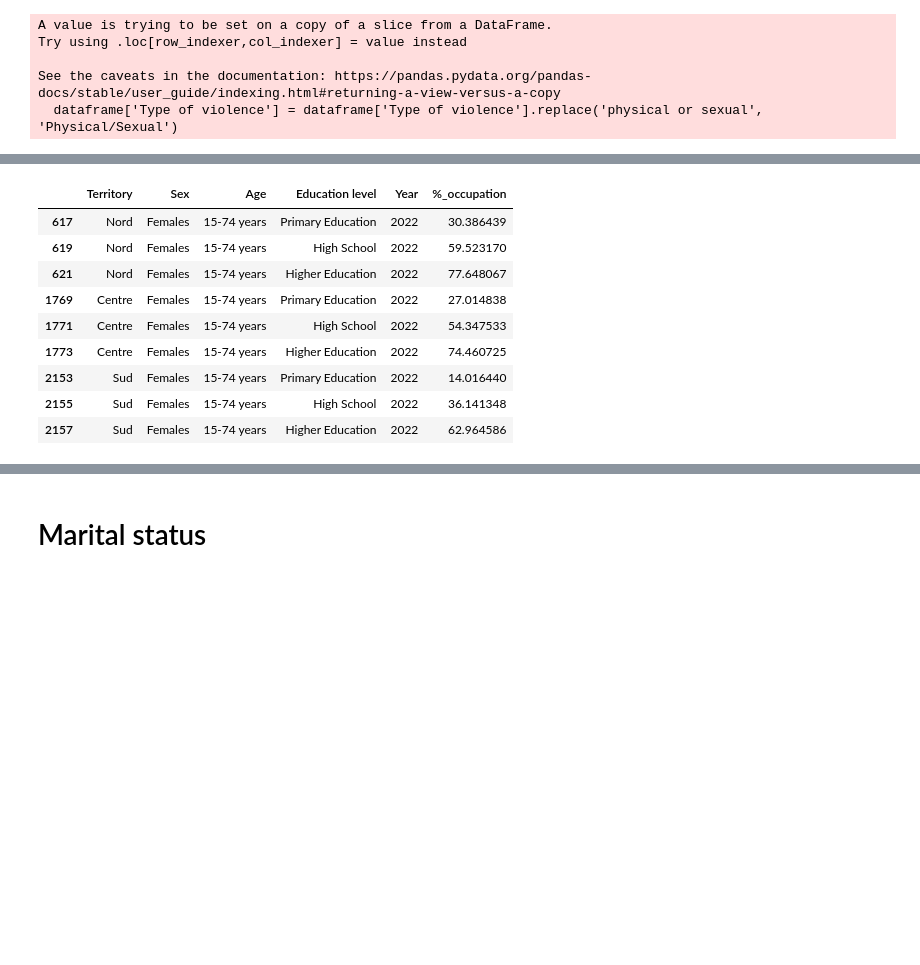
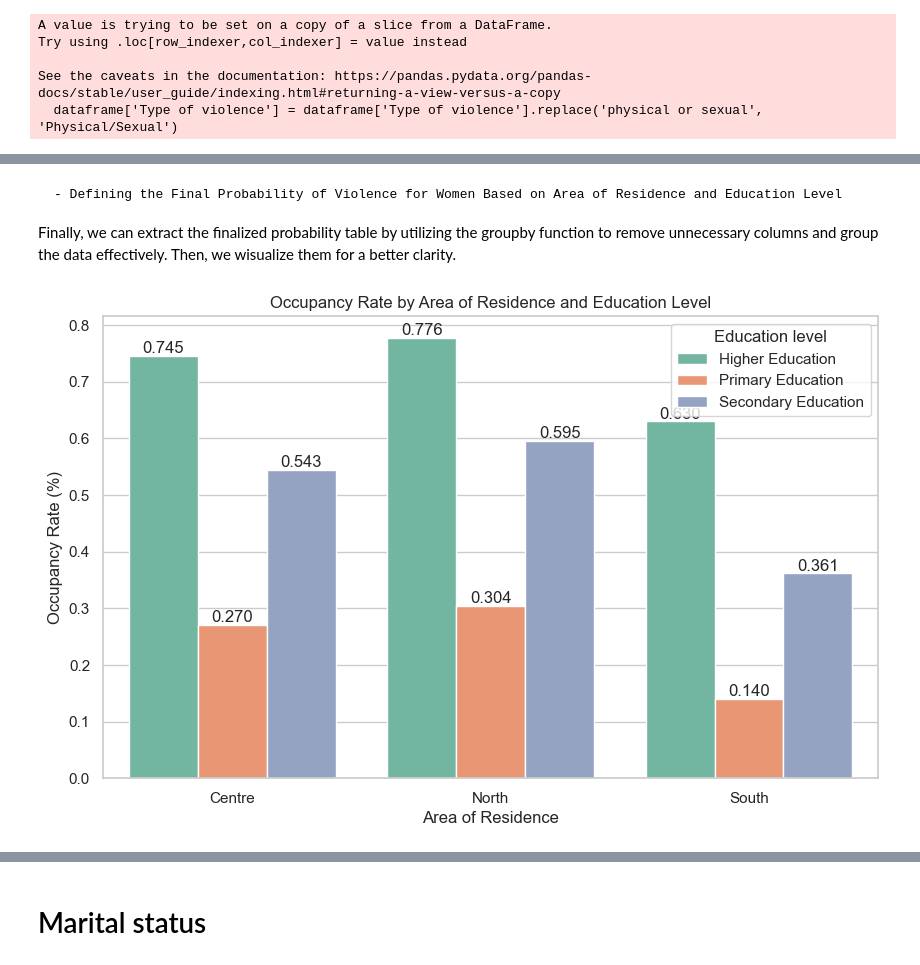
Before and after one commit to Cecilia8989/PfDA_Assignement, a Jupyter notebook: PfDA_Project_1.ipynb, the cells around one changed output, grey strips where cells are left out. Cells and saved outputs as stored; diff of their text form; code cells hidden in the pictures; blank space fills up the shorter version.

```diff
--- a/PfDA_Project_1.ipynb
+++ b/PfDA_Project_1.ipynb
@@ -908,0 +1076,3 @@ occupancy_rate
+# %%
+# Change format of percentage column
+occupancy_rate['%_occupation'] = occupancy_rate['%_occupation']/100
@@ -939,0 +1110,8 @@ occupancy_rate
+# %%
+# rename value in the 'AreaOfResidence' column for a better clarity
+occupancy_rate["AreaOfResidence"] = occupancy_rate["AreaOfResidence"].replace({
+    "Centro (I)": 'Centre',
+    'Mezzogiorno': 'South',
+    'Nord':'North',
+})
+occupancy_rate
@@ -941,24 +1140,37 @@ occupancy_rate
 # rename value in the 'Educational level' column for a better clarity
 occupancy_rate["Education level"] = occupancy_rate["Education level"].replace({
     "'No educational degree  primary and lower secondary school certificate'": 'Primary Education',
-    'Upper and post secondary ': 'High School',
+    'Upper and post secondary ': 'Secondary Education',
     "'Tertiary (university  doctoral and specialization courses)'": 'Higher Education'
 })
-
-# rename value in the 'Territory' column for a better clarity
-occupancy_rate["Territory"] = occupancy_rate["Territory"].replace({
-    "Centro (I)": 'Centre',
-    'Mezzogiorno': 'Sud',
-})
-occupancy_rate
-# %% [output]
-|  | Territory | Sex | Age | Education level | Year | %_occupation |
-| 617 | Nord | Females | 15-74 years | Primary Education | 2022 | 30.386439 |
-| 619 | Nord | Females | 15-74 years | High School | 2022 | 59.523170 |
-| 621 | Nord | Females | 15-74 years | Higher Education | 2022 | 77.648067 |
-| 1769 | Centre | Females | 15-74 years | Primary Education | 2022 | 27.014838 |
-| 1771 | Centre | Females | 15-74 years | High School | 2022 | 54.347533 |
-| 1773 | Centre | Females | 15-74 years | Higher Education | 2022 | 74.460725 |
-| 2153 | Sud | Females | 15-74 years | Primary Education | 2022 | 14.016440 |
-| 2155 | Sud | Females | 15-74 years | High School | 2022 | 36.141348 |
-| 2157 | Sud | Females | 15-74 years | Higher Education | 2022 | 62.964586 |
+# %% [markdown]
+    - Defining the Final Probability of Violence for Women Based on Area of Residence and Education Level
+
+Finally, we can extract the finalized probability table by utilizing the groupby function to remove unnecessary columns and group the data effectively.
+Then, we wisualize them for a better clarity.
+# %%
+#Group the occupancy_rate dataframe and calculating the men of the %_occupation column
+occupancy_rate_probability = occupancy_rate.groupby(['AreaOfResidence','Education level'])['%_occupation'].mean().reset_index()
+# %%
+# Set the style to "whitegrid" for the seaborn plot
+sns.set(style="whitegrid")
+
+# Set the figure size for the plot
+plt.figure(figsize=(10, 6))
+
+# Creating a bar plot using seaborn with a different palette
+ax = sns.barplot(x='AreaOfResidence', y='%_occupation', hue='Education level', data=occupancy_rate_probability, palette="Set2")
+
+# Adding a label at the top of each bar plot
+for container in ax.containers:
+    ax.bar_label(container, fmt='%.3f')
+
+# Adding labels and title to the plot
+plt.xlabel('Area of Residence')  # X-axis label
+plt.ylabel('Occupancy Rate (%)')  # Y-axis label
+plt.title('Occupancy Rate by Area of Residence and Education Level')  # Title of the plot
+
+# Displaying the plot
+plt.show()
+# %% [output]
+[figure, added]
```
Also changed, not shown: parts of 79 cells of this notebook.
